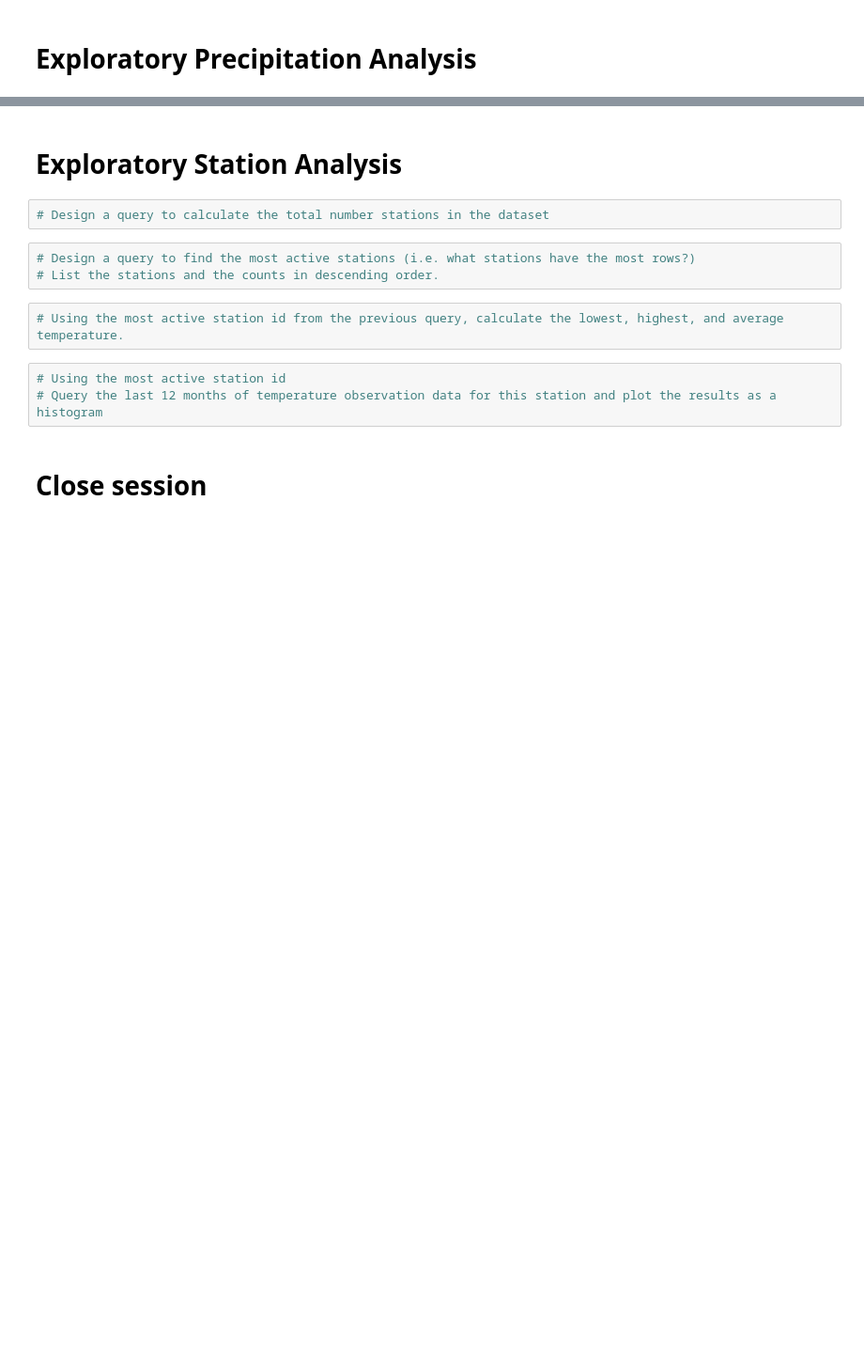
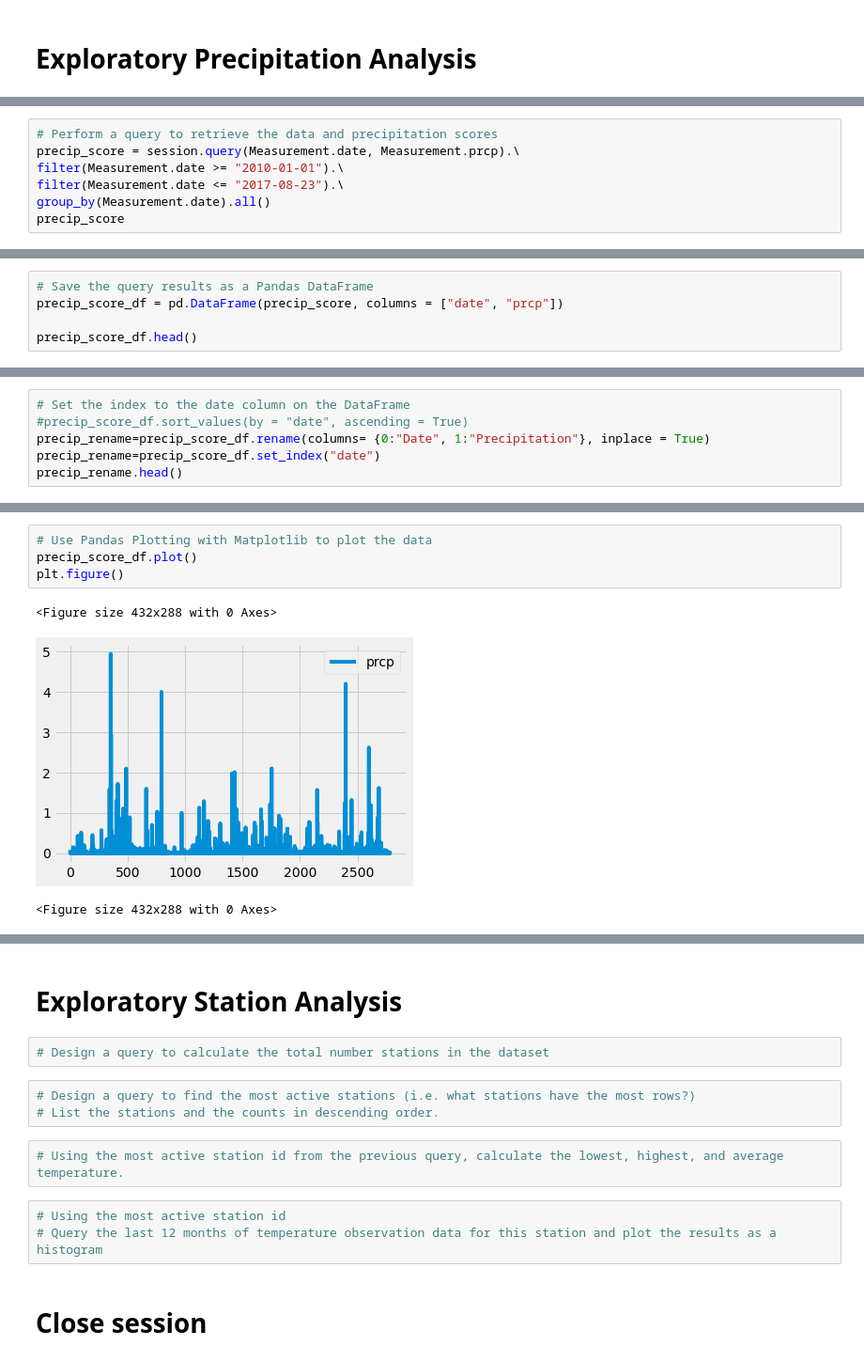
Before and after one commit to abotsi1080/SQLAlchemy_Challenge, a Jupyter notebook: climate_starter.ipynb, the cells around one changed output, grey strips where cells are left out. Shown at 94% size. Saved outputs shown, nothing was run; the diff lists cells and outputs as text; blank space fills up the shorter version.

```diff
--- a/climate_starter.ipynb
+++ b/climate_starter.ipynb
@@ -66,0 +107,7 @@ inspector.get_table_names()
+# %%
+# Perform a query to retrieve the data and precipitation scores
+precip_score = session.query(Measurement.date, Measurement.prcp).\
+filter(Measurement.date >= "2010-01-01").\
+filter(Measurement.date <= "2017-08-23").\
+group_by(Measurement.date).all()
+precip_score
@@ -66,0 +132,5 @@ inspector.get_table_names()
+# %%
+# Save the query results as a Pandas DataFrame
+precip_score_df = pd.DataFrame(precip_score, columns = ["date", "prcp"])
+
+precip_score_df.head()
@@ -66,0 +144,6 @@ inspector.get_table_names()
+# %%
+# Set the index to the date column on the DataFrame
+#precip_score_df.sort_values(by = "date", ascending = True)
+precip_rename=precip_score_df.rename(columns= {0:"Date", 1:"Precipitation"}, inplace = True)
+precip_rename=precip_score_df.set_index("date")
+precip_rename.head()
@@ -67,2 +176,10 @@ inspector.get_table_names()
+# %%
+# Use Pandas Plotting with Matplotlib to plot the data
+precip_score_df.plot()
+plt.figure()
+# %% [output]
+<Figure size 432x288 with 0 Axes>
+[figure, added]
+<Figure size 432x288 with 0 Axes>
 # %%
 # Use Pandas to calcualte the summary statistics for the precipitation data
```
Also changed, not shown: parts of 10 cells of this notebook, 1 other file.
